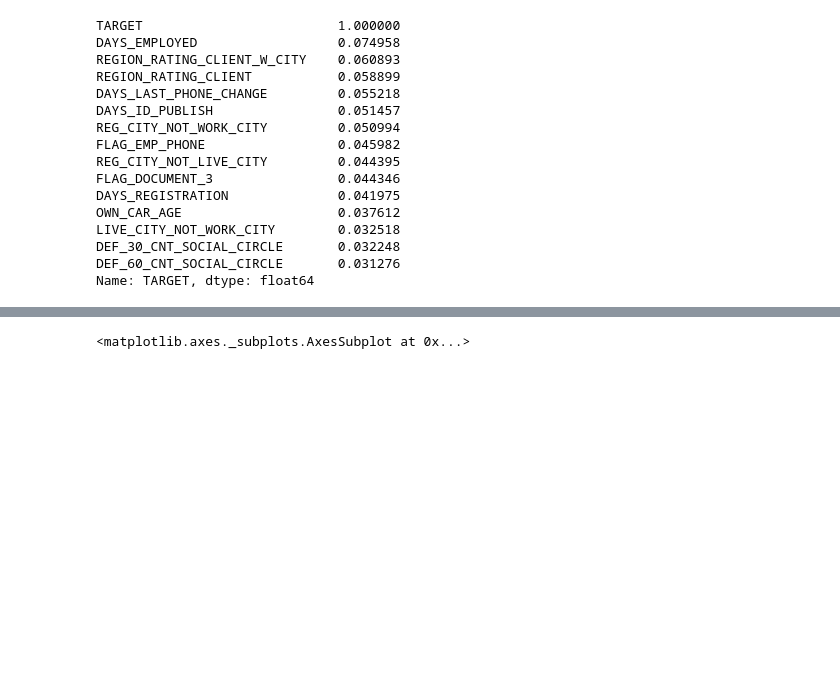
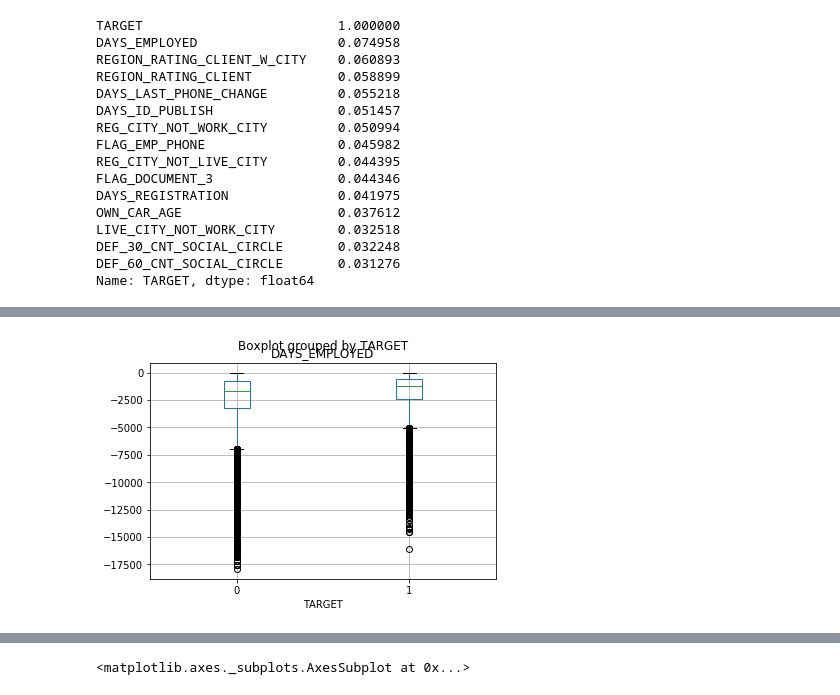
Before and after one commit to jasonliu1990/2nd-ML100Days, a Jupyter notebook: homework/Day_010_HW.ipynb, the cells around one changed output, grey strips where cells are left out. Drawn from its saved outputs; the diff is of its cells as text; code cells hidden in the pictures; blank space fills up the shorter version.

```diff
--- a/homework/Day_010_HW.ipynb
+++ b/homework/Day_010_HW.ipynb
@@ -136,0 +136,5 @@ plt.show()
+# %%
+app_train.boxplot(column='DAYS_EMPLOYED',by='TARGET')
+plt.show()
+# %% [output]
+[figure, added]
```
Also changed, not shown: parts of 5 cells of this notebook.
